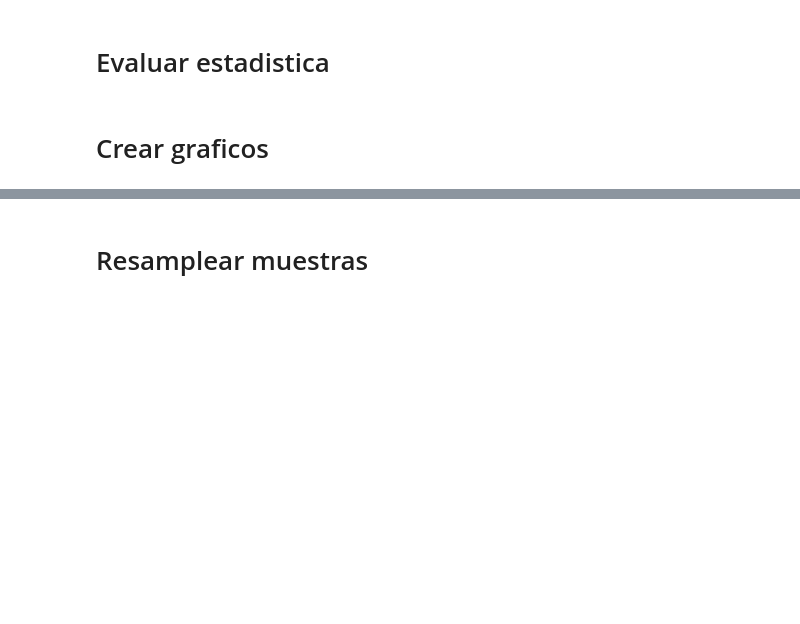
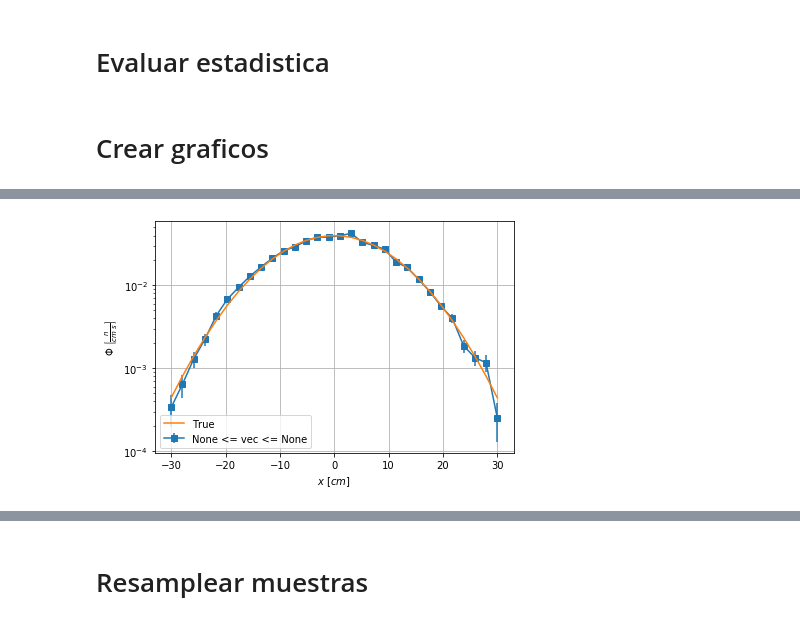
Before and after one commit to KDSource/KDSource, a Jupyter notebook: examples/example.ipynb, the cells around one changed output, grey strips where cells are left out. Saved outputs shown, nothing was run; the diff lists cells and outputs as text; code cells hidden in the pictures; blank space fills up the shorter version.

```diff
--- a/examples/example.ipynb
+++ b/examples/example.ipynb
@@ -86,15 +121,20 @@ plt.show()
 # %%
 # Graficos en x
 
 vec0 = None # [0, -30,-30, 0,-180]
 vec1 = None # [25, 30,30, 1,180]
 xx = np.linspace(-30,30,30)
 fig,scores = s.plot_integr(xx, "x", vec0, vec1)
 
 pdf = np.exp(-(xx/sx)**2/2)/(sx*np.sqrt(2*np.pi))
 plt.plot(xx, pdf, zorder=5, label="True")
 plt.legend()
+
+plt.tight_layout()
+plt.savefig("x.pdf")
 plt.show()
+# %% [output]
+[figure, added]
 # %%
 # Graficos en dz
 
```
Also changed, not shown: parts of 5 cells of this notebook, 11 other files.
